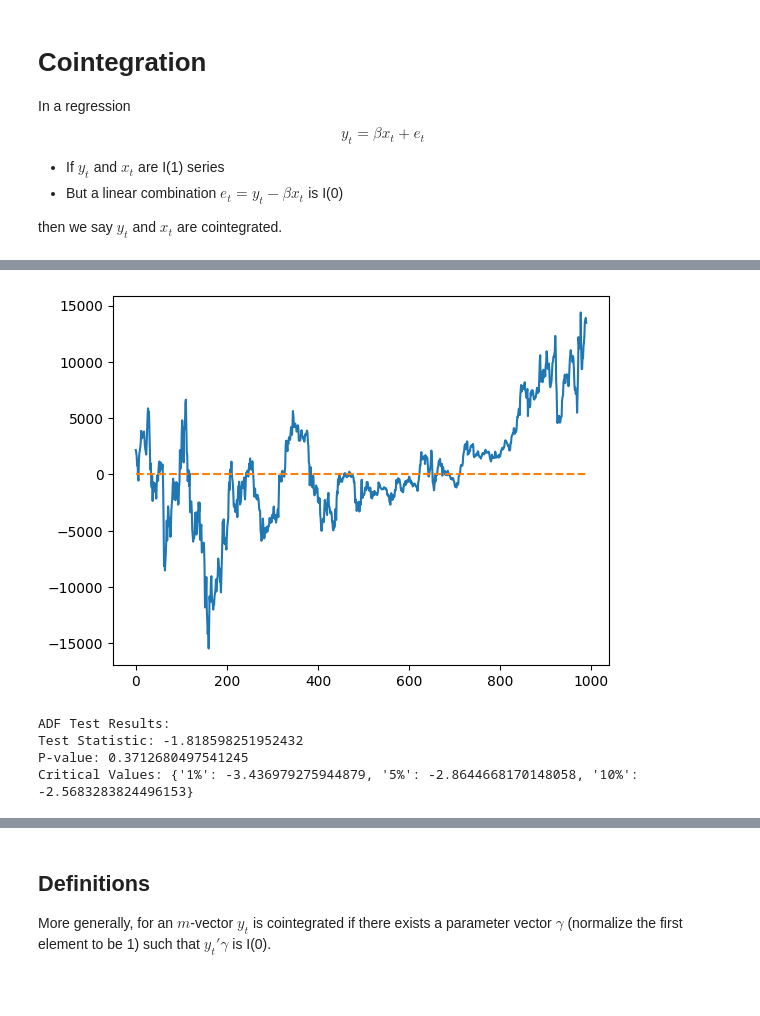
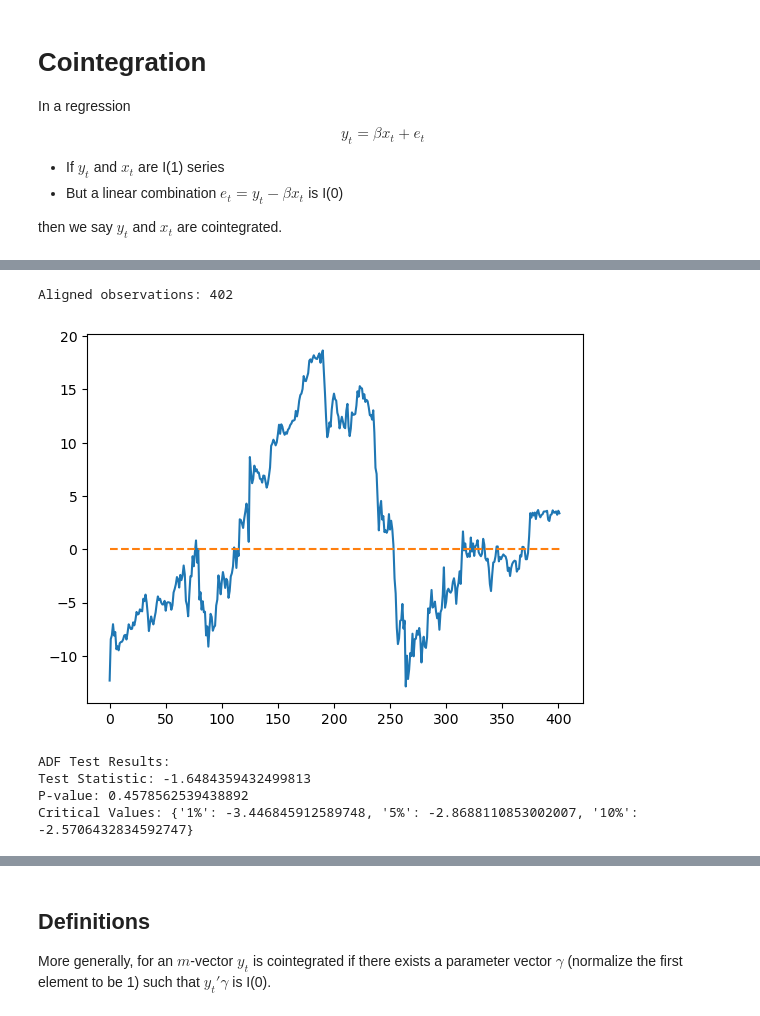
Before and after one commit to zhentaoshi/Econ5821, a Jupyter notebook: py_08_time_series.ipynb, the cells around one changed output, grey strips where cells are left out. Cells and saved outputs as stored; diff of their text form; code cells hidden in the pictures; blank space fills up the shorter version.

```diff
--- a/py_08_time_series.ipynb
+++ b/py_08_time_series.ipynb
@@ -737,0 +673,23 @@ plt.show()
+# %%
+from pandas_datareader import data as pdr
+import matplotlib.pyplot as plt
+
+start_date = "2021-07-01"
+
+# Use Stooq symbols via pandas_datareader.
+BTC = pdr.DataReader("BTC.US", "stooq", start=start_date)["Close"].sort_index()
+plt.plot(BTC.index, BTC.values)
+plt.title("BTC.US Close (Stooq)")
+plt.show()
+
+ETH = pdr.DataReader("ETH.US", "stooq", start=start_date)["Close"].sort_index()
+plt.plot(ETH.index, ETH.values)
+plt.title("ETH.US Close (Stooq)")
+plt.show()
+
+pair = ETH.to_frame("ETH").join(BTC.to_frame("BTC"), how="inner")
+plt.plot(pair["ETH"].values, pair["BTC"].values)
+plt.xlabel("ETH.US")
+plt.ylabel("BTC.US")
+plt.title("ETH.US vs BTC.US")
+plt.show()
@@ -738,22 +700,24 @@ plt.show()
 # %%
-import statsmodels.api as sm
+from statsmodels.regression.linear_model import OLS
+import matplotlib.pyplot as plt
 
-# Convert BTC and ETH to NumPy arrays
-BTC = BTC.values
-ETH = ETH.values
+# Align ETH and BTC on the same dates and drop any missing observations.
+pair = ETH.to_frame("ETH").join(BTC.to_frame("BTC"), how="inner").dropna()
+ETH = pair["ETH"]
+BTC = pair["BTC"]
+print(f"Aligned observations: {len(pair)}")
 
 # Fit linear regression model
-reg = sm.OLS(BTC, ETH).fit()
+reg = OLS(BTC.values, ETH.values).fit()
 
 # Plot residuals
 plt.plot(reg.resid)
 plt.plot([0, len(reg.resid)], [0, 0], linestyle='--')
 plt.show()
 # %% [output]
+Aligned observations: 402
-[figure, old version]
+[figure, new version]
 # %%
-from statsmodels.tsa.stattools import adfuller
-
 # Calculate ADF test on residuals
 adf_result = adfuller(reg.resid, autolag='AIC')
 
@@ -764,6 +728,6 @@ print(f"P-value: {adf_result[1]}")
 print(f"Critical Values: {adf_result[4]}")
 # %% [output]
 ADF Test Results:
-Test Statistic: -1.818598251952432
-P-value: 0.3712680497541245
-Critical Values: {'1%': -3.436979275944879, '5%': -2.8644668170148058, '10%': -2.5683283824496153}
+Test Statistic: -1.6484359432499813
+P-value: 0.4578562539438892
+Critical Values: {'1%': -3.446845912589748, '5%': -2.8688110853002007, '10%': -2.5706432834592747}
```
Also changed, not shown: parts of 35 cells of this notebook.
